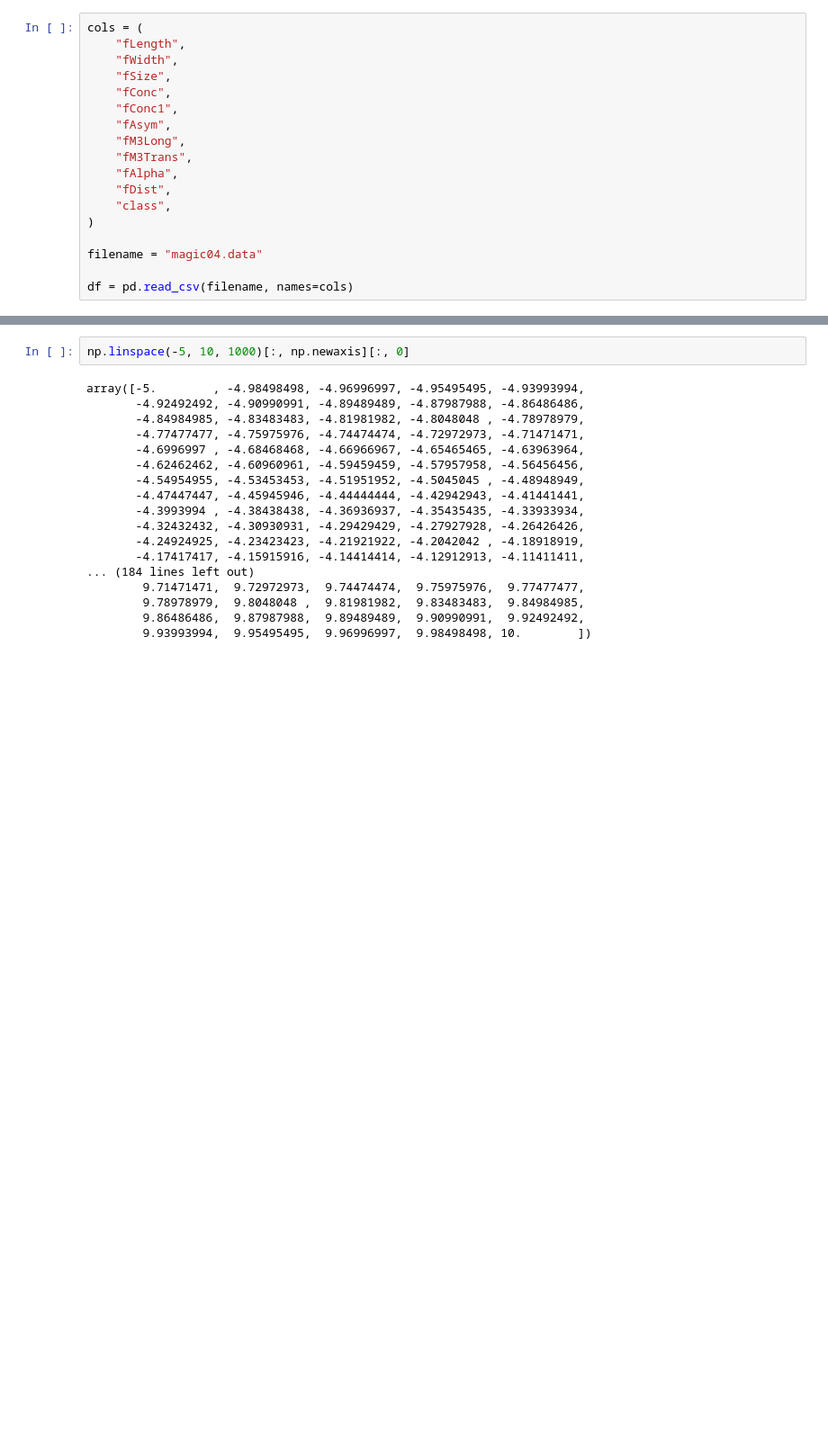
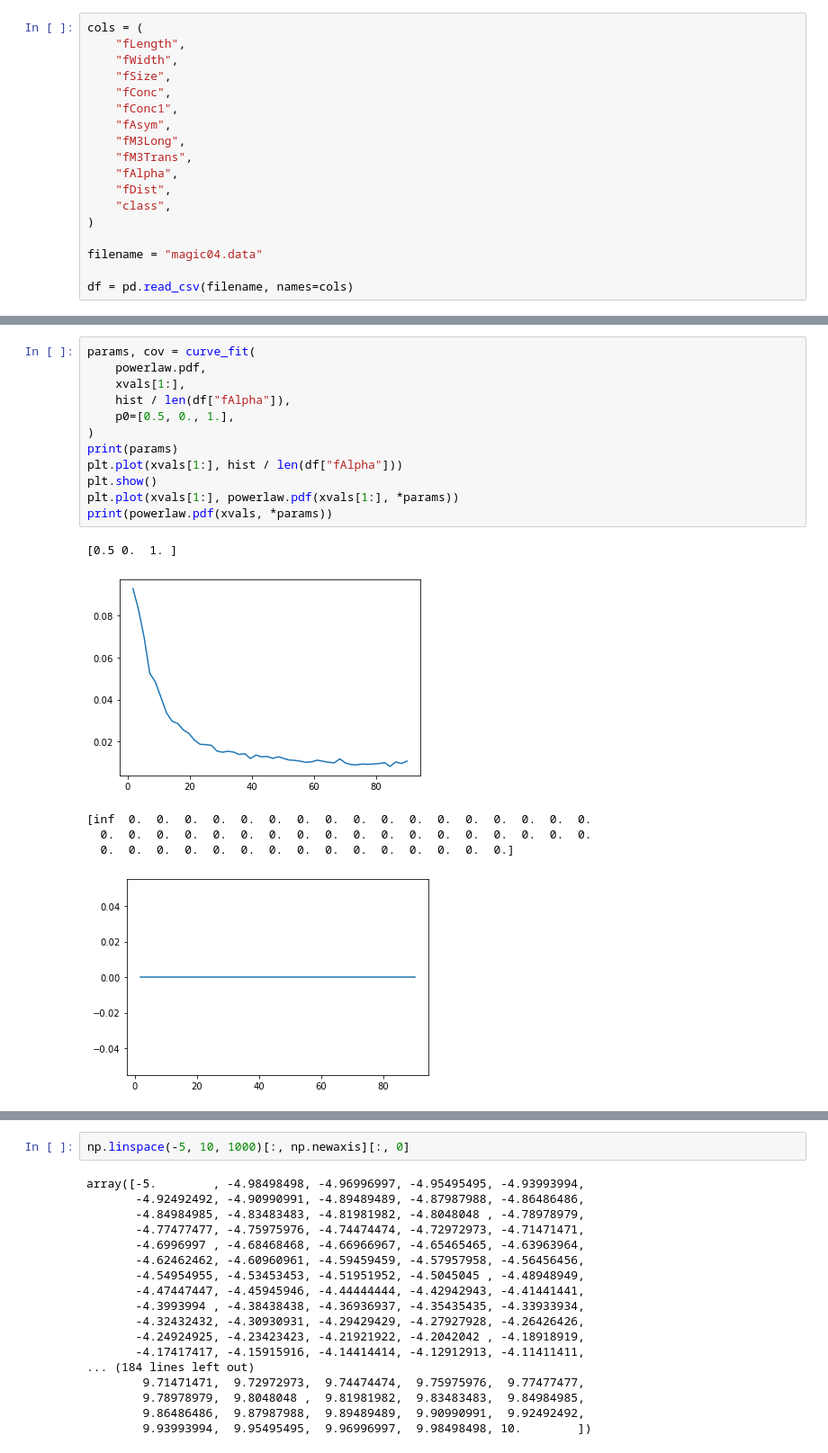
Before and after one commit to byahn2/MagicDatamining, a Jupyter notebook: nb.ipynb, the cells around one changed output, grey strips where cells are left out. Shown: that part at 90% size. Cells and saved outputs as stored; diff of their text form; blank space fills up the shorter version.

```diff
--- a/nb.ipynb
+++ b/nb.ipynb
@@ -29,0 +57,19 @@ TypeError: curve_fit() missing 1 required positional argument: 'ydata'
+# %%
+params, cov = curve_fit(
+    powerlaw.pdf,
+    xvals[1:],
+    hist / len(df["fAlpha"]),
+    p0=[0.5, 0., 1.],
+)
+print(params)
+plt.plot(xvals[1:], hist / len(df["fAlpha"]))
+plt.show()
+plt.plot(xvals[1:], powerlaw.pdf(xvals[1:], *params))
+print(powerlaw.pdf(xvals, *params))
+# %% [output]
+[0.5 0.  1. ]
+[figure, added]
+[inf  0.  0.  0.  0.  0.  0.  0.  0.  0.  0.  0.  0.  0.  0.  0.  0.  0.
+  0.  0.  0.  0.  0.  0.  0.  0.  0.  0.  0.  0.  0.  0.  0.  0.  0.  0.
+  0.  0.  0.  0.  0.  0.  0.  0.  0.  0.  0.  0.  0.  0.  0.]
+[figure, added]
```
Also changed, not shown: parts of 7 cells of this notebook.
